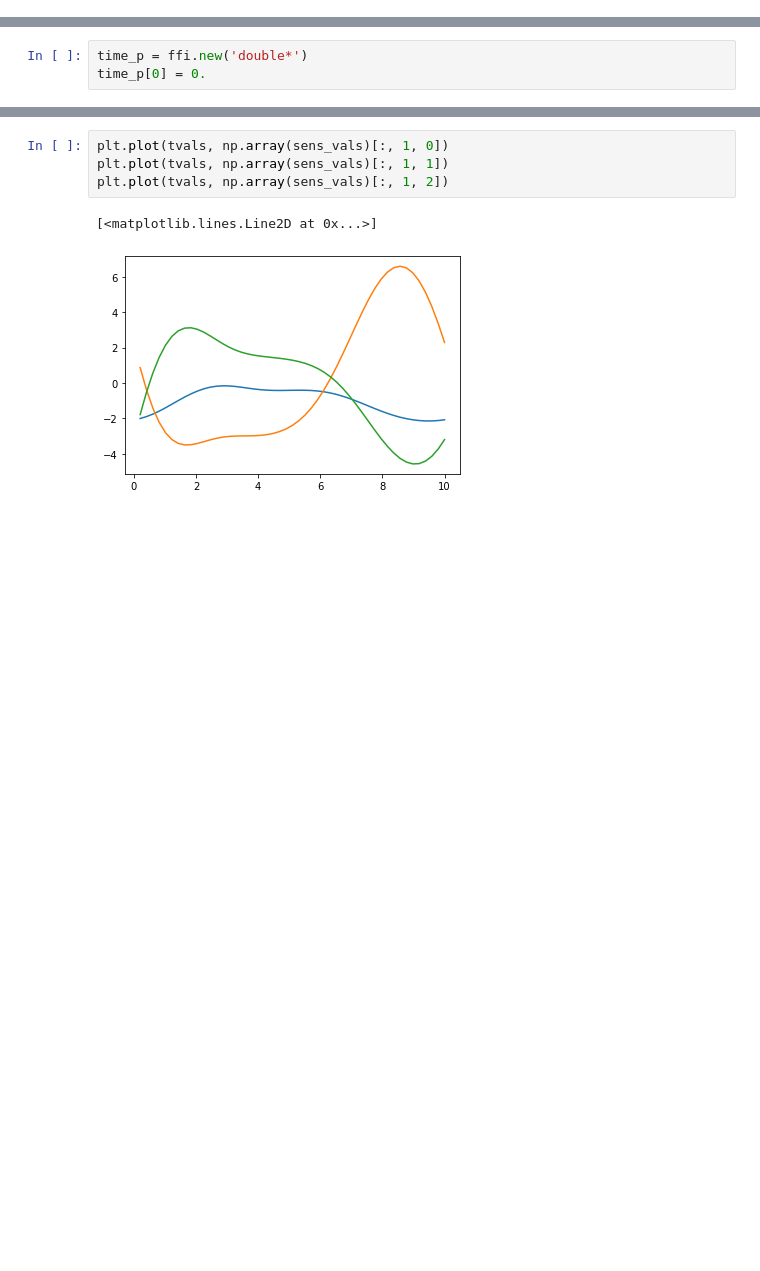
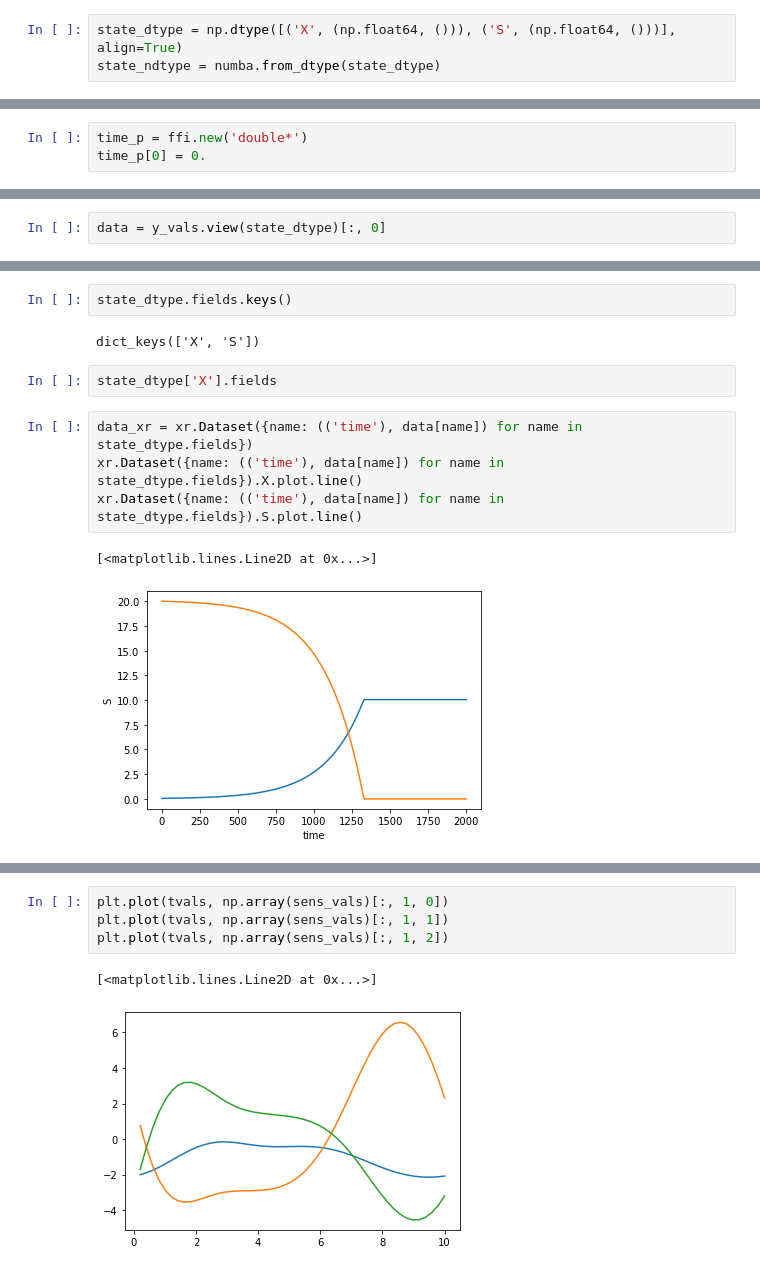
Before and after one commit to pymc-devs/sunode, a Jupyter notebook: notebooks/pysundials-demo-sens-analytical.ipynb, the cells around one changed output, grey strips where cells are left out. Cells and saved outputs as stored; diff of their text form; blank space fills up the shorter version.

```diff
--- a/notebooks/pysundials-demo-sens-analytical.ipynb
+++ b/notebooks/pysundials-demo-sens-analytical.ipynb
@@ -65 +11,4 @@ df_dp_pre, df_dp_comp = lambdify.lambdify_consts('_df_dp', [], [p, y], df_dp)
+# %%
+state_dtype = np.dtype([('X', (np.float64, ())), ('S', (np.float64, ()))], align=True)
+state_ndtype = numba.from_dtype(state_dtype)
 # %%
@@ -283,0 +280,2 @@ user_data['p'][...] = [-0.2, 0.3, 0.5]
+# %%
+data = y_vals.view(state_dtype)[:, 0]
@@ -283,0 +286,13 @@ user_data['p'][...] = [-0.2, 0.3, 0.5]
+# %%
+state_dtype.fields.keys()
+# %% [output]
+dict_keys(['X', 'S'])
+# %%
+state_dtype['X'].fields
+# %%
+data_xr = xr.Dataset({name: (('time'), data[name]) for name in state_dtype.fields})
+xr.Dataset({name: (('time'), data[name]) for name in state_dtype.fields}).X.plot.line()
+xr.Dataset({name: (('time'), data[name]) for name in state_dtype.fields}).S.plot.line()
+# %% [output]
+[<matplotlib.lines.Line2D at 0x...>]
+[figure, added]
```
Also changed, not shown: parts of 57 cells of this notebook, 1 other file.
